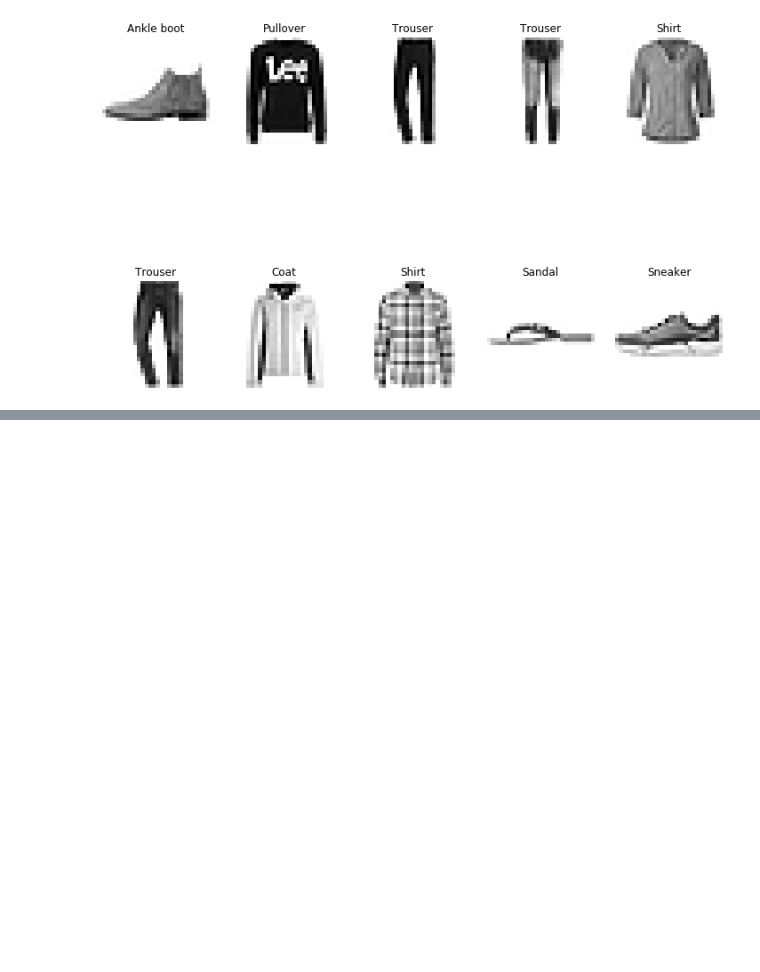
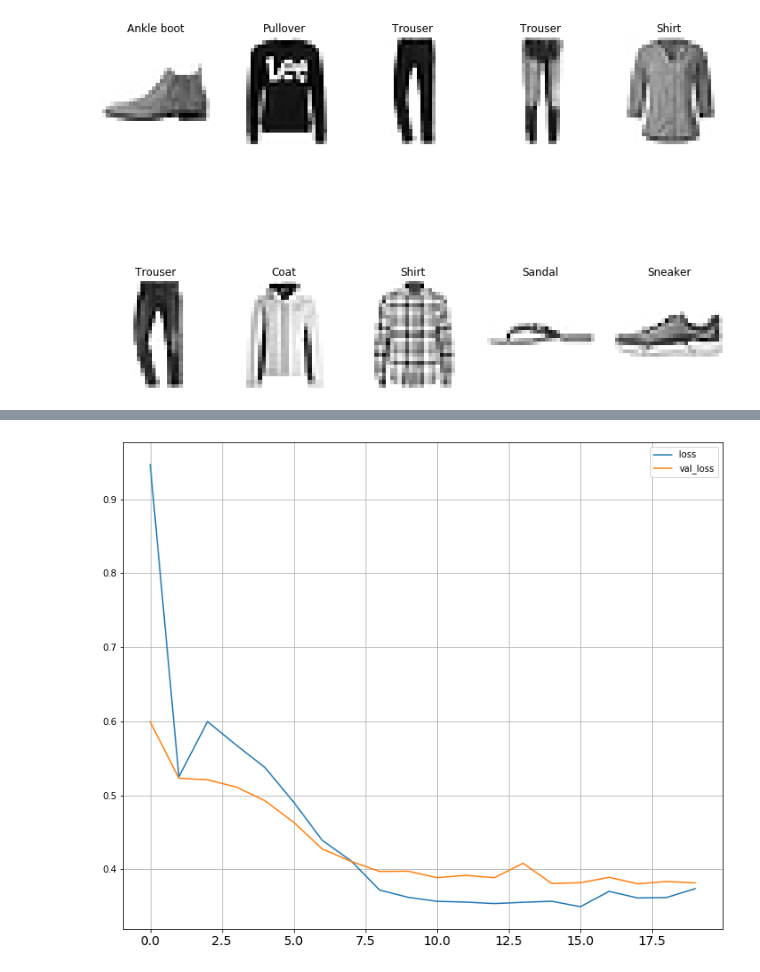
Before and after one commit to bachaudhry/deep_learning_practice, a Jupyter notebook: Neural_Nets_with_Keras.ipynb, the cells around one changed output, grey strips where cells are left out. Drawn from its saved outputs; the diff is of its cells as text; code cells hidden in the pictures; blank space fills up the shorter version.

Commit message:
Functional and Subclass API with Keras

```diff
--- a/Neural_Nets_with_Keras.ipynb
+++ b/Neural_Nets_with_Keras.ipynb
@@ -451,0 +457,15 @@ plt.show()
+# %%
+# Loading the California housing problem dataset for our regression neural net.
+from sklearn.datasets import california_housing, fetch_california_housing
+from sklearn.model_selection import train_test_split
+from sklearn.preprocessing import StandardScaler
+
+housing = fetch_california_housing()
+
+X_train_full, X_test, y_train_full, y_test = train_test_split(housing.data, housing.target)
+X_train, X_valid, y_train, y_valid = train_test_split(X_train_full, y_train_full)
+
+scaler=StandardScaler()
+X_train = scaler.fit_transform(X_train)
+X_valid = scaler.transform(X_valid)
+X_test = scaler.transform(X_test)
@@ -451,0 +485,14 @@ plt.show()
+# %%
+model = keras.models.Sequential([
+    keras.layers.Dense(40, activation="relu", input_shape=X_train.shape[1:]),
+    keras.layers.Dense(1)
+])
+
+model.compile(loss="mean_squared_error",
+              optimzer=keras.optimizers.SGD(lr=1e-3))
+
+history = model.fit(X_train, y_train, epochs=20, validation_data=(X_valid, y_valid))
+mse_test = model.evaluate(X_test, y_test, verbose=0) # again, issues!
+
+X_new = X_test[:10]
+y_pred = model.predict(X_new)
@@ -451,0 +517,7 @@ plt.show()
+# %%
+pd.DataFrame(history.history).plot(figsize=(12, 10))
+plt.grid(True)
+#plt.gca().set_ylim(0, 1)
+plt.show()
+# %% [output]
+[figure, added]
```
Also changed, not shown: parts of 39 cells of this notebook.
